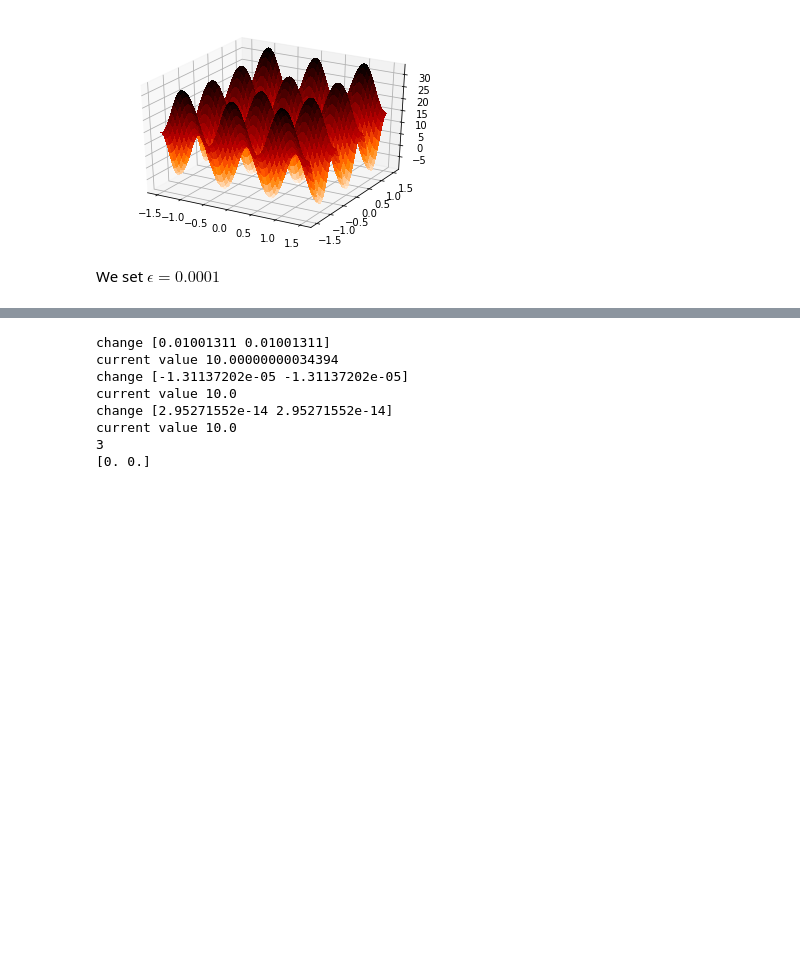
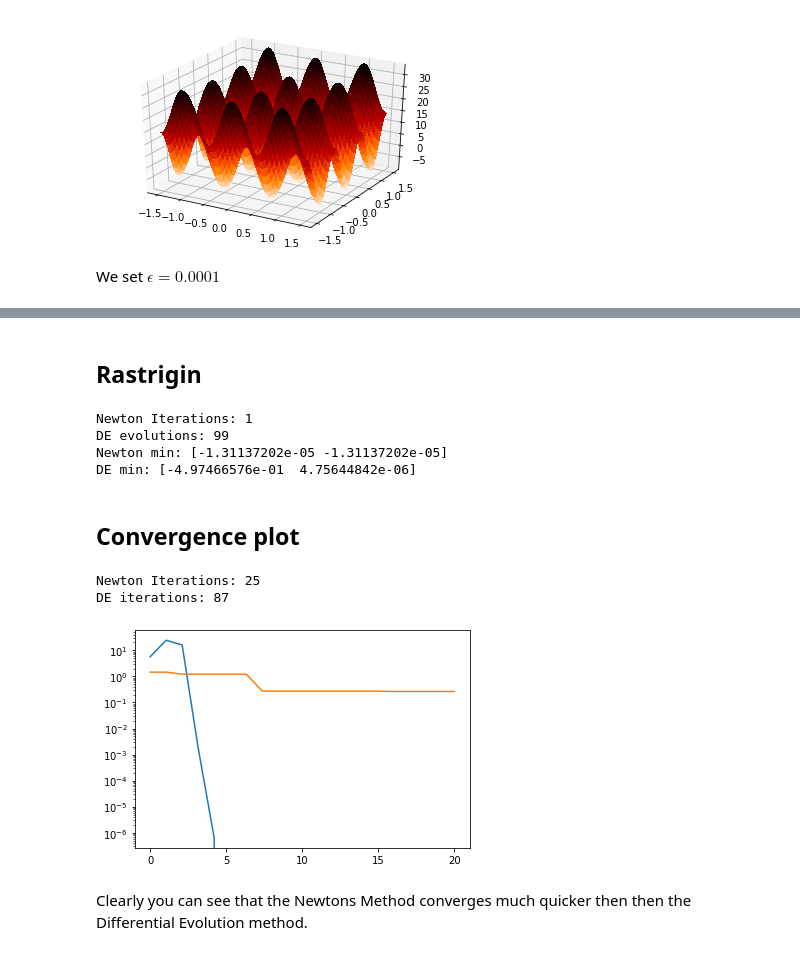
Before and after one commit to BDFteam/NumericalMethods3, a Jupyter notebook: part2.ipynb, the cells around one changed output, grey strips where cells are left out. Drawn from its saved outputs; the diff is of its cells as text; code cells hidden in the pictures; blank space fills up the shorter version.

```diff
--- a/part2.ipynb
+++ b/part2.ipynb
@@ -43,13 +68,20 @@ We set $\epsilon = 0.0001$
 # %%
-def mini_NR(func, x0, gradient, hessian, iteration_err = 0.0001, max_iterations = 10000):
+def mini_NR(func, x0, gradient, hessian, iteration_err = 0.0001, max_iterations = 10000, min_change = 0.001, advanced = False):
     x: list = [np.inf, x0]
     i = 0
     # moet nog ergens een stopping condition bij
-    while np.abs(np.linalg.norm(x[-1] - x[-2])) > iteration_err and i < max_iterations:
-        print("change", np.linalg.inv(hessian(x[-1][0], x[-1][1])).dot(gradient(x[-1][0], x[-1][1])))
+    while np.abs(np.linalg.norm(x[-1] - x[-2])) > iteration_err and i < max_iterations or (advanced is True and i < max_iterations):
+        # print("change", np.linalg.inv(hessian(x[-1][0], x[-1][1])).dot(gradient(x[-1][0], x[-1][1])))
         x.append(x[-1] - np.linalg.inv(hessian(x[-1][0], x[-1][1])).dot(gradient(x[-1][0], x[-1][1])))
-        print("current value", func(x[-1][0], x[-1][1]))
+        # print("current value", func(x[-1][0], x[-1][1]))
         i += 1
 
-    print(i)
+        if np.linalg.norm(np.linalg.inv(hessian(x[-1][0], x[-1][1])).dot(gradient(x[-1][0], x[-1][1]))) < min_change and advanced is False:
+            break
+
+    print(f"Newton Iterations: {i}")
+
+    if advanced:
+        return np.array(x)
+
     return x[-1]
@@ -140,16 +369,49 @@ current value 0.0
+# %% [markdown]
+## Rastrigin
 # %%
 def rastrigin_min():
     x0=np.array([0.01, 0.01])
-    x_min = mini_NR(rastrigin, x0, rastrigin_grad, rastrigin_hessian, 0.000001)
-    print(x_min)
+    x_min_newton = mini_NR(rastrigin, x0, rastrigin_grad, rastrigin_hessian, 0.000001)
+    x_min_de = mini_de(rastrigin, np.array([[-5, 5], [-5, 5]]), 100, 0.8)
+
+    print(f"Newton min: {x_min_newton}")
+    print(f"DE min: {x_min_de}")
 
 rastrigin_min()
 # %% [output]
-change [0.01001311 0.01001311]
-current value 10.00000000034394
-change [-1.31137202e-05 -1.31137202e-05]
-current value 10.0
-change [2.95271552e-14 2.95271552e-14]
-current value 10.0
-3
-[0. 0.]
+Newton Iterations: 1
+DE evolutions: 99
+Newton min: [-1.31137202e-05 -1.31137202e-05]
+DE min: [-4.97466576e-01  4.75644842e-06]
+# %% [markdown]
+## Convergence plot
+# %%
+def distance(est, true):
+    retur = np.zeros(est.shape[0])
+    for i, e in enumerate(est):
+        retur[i] = np.linalg.norm(e - true)
+
+    return retur
+
+def convergence_plot():
+    x0 = np.array([5, 5])
+    warnings.filterwarnings('ignore')
+    y_min_newton = mini_NR(rosenburg, x0, rosenburg_grad, rosenburg_hessian, 0, max_iterations=25, advanced=True)
+    y_min_de = mini_de(rosenburg, np.array([[-5, 5], [-5, 5]]), 100, 0.8, advanced=True)
+
+    true = np.array([1, 1])
+
+    x = np.linspace(0, 20, 20)
+    plt.plot(x, distance(y_min_newton, true)[1:21])
+    plt.plot(x, distance(y_min_de, true)[:20])
+    plt.yscale('log')
+    plt.xticks([0, 5, 10, 15, 20])
+    plt.show()
+
+convergence_plot()
+# %% [output]
+Newton Iterations: 25
+DE iterations: 87
+[figure, added]
+# %% [markdown]
+Clearly you can see that the Newtons Method converges much quicker then then the Differential Evolution method.
```
Also changed, not shown: parts of 14 cells of this notebook, 1 other file.
